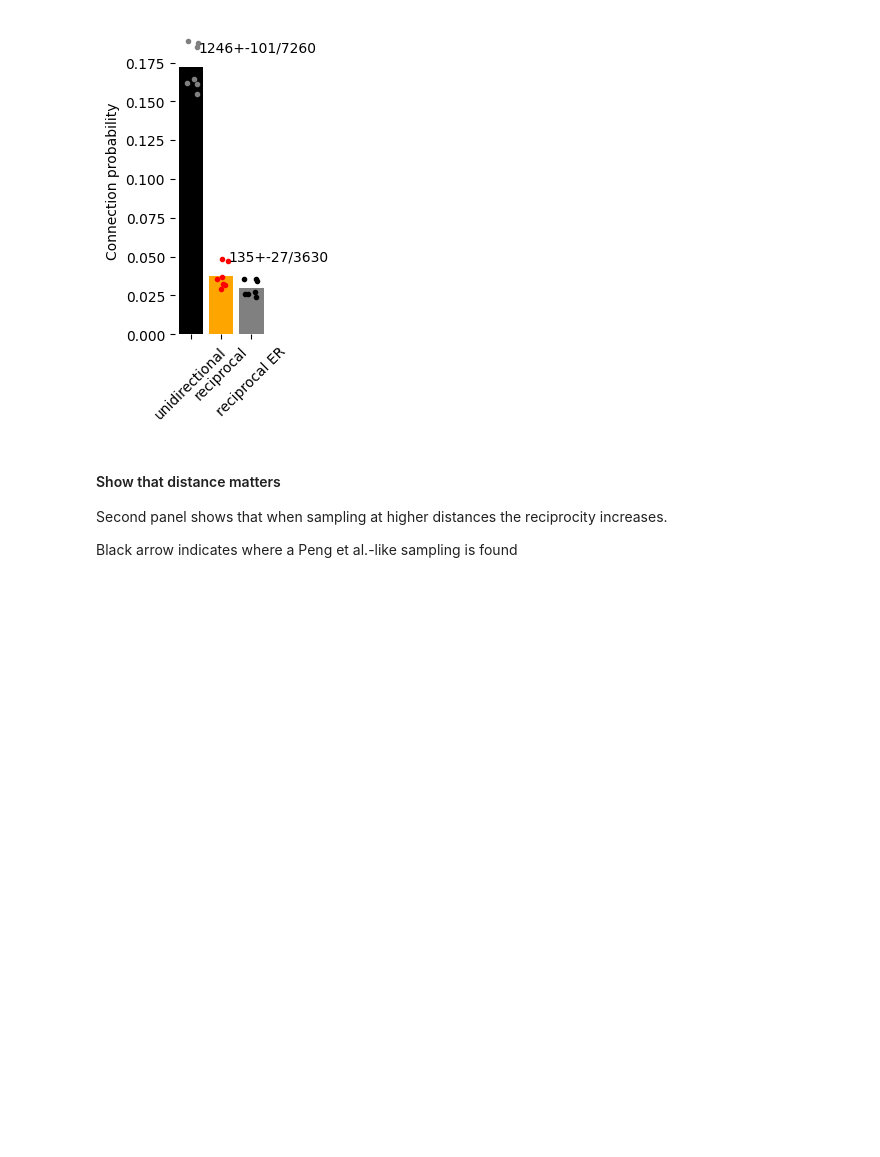
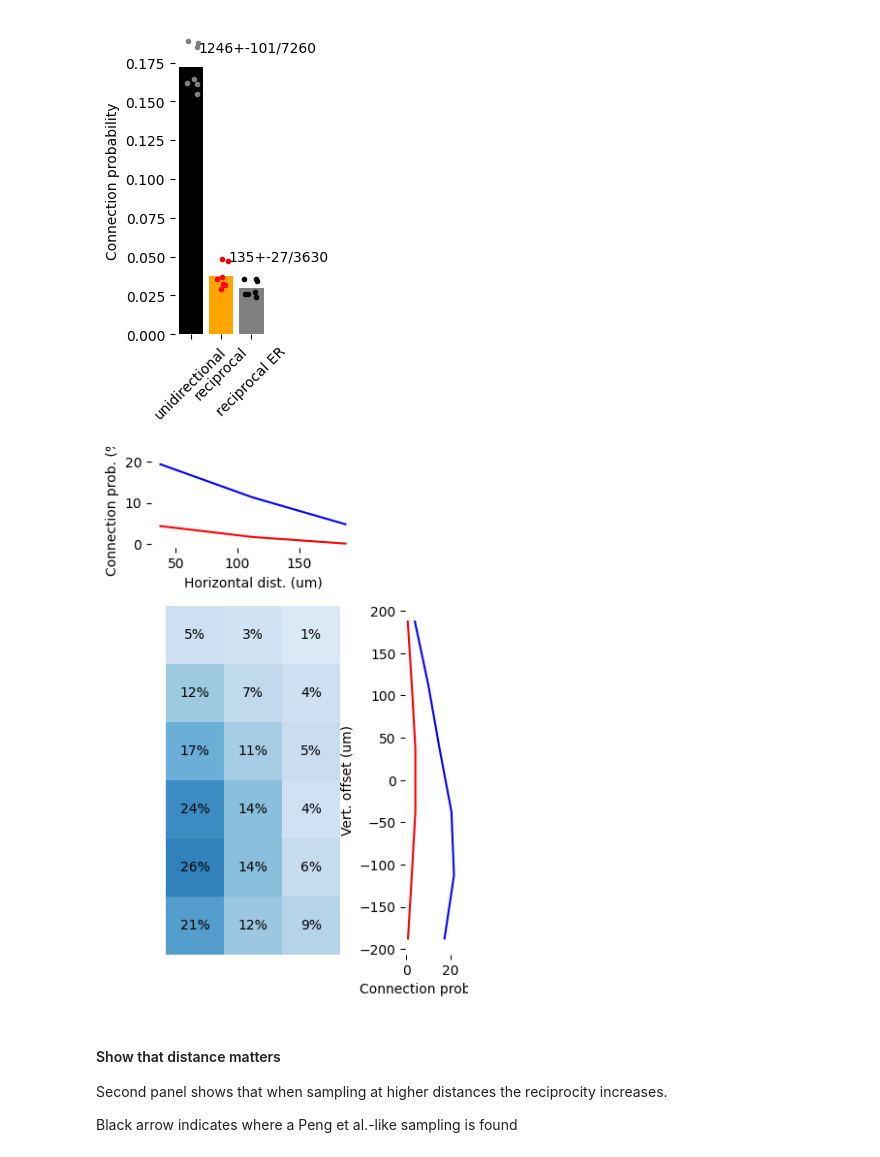
Before and after one commit to MWolfR/individual_morphology_effect, a Jupyter notebook: Patch_sample_triad_overexpression.ipynb, the cells around one changed output. Saved outputs shown, nothing was run; the diff lists cells and outputs as text; code cells hidden in the pictures; blank space fills up the shorter version.

Commit message:
One additional validation plot

```diff
--- a/Patch_sample_triad_overexpression.ipynb
+++ b/Patch_sample_triad_overexpression.ipynb
@@ -770,6 +770,57 @@ ax.set_ylabel("Connection probability")
 # %% [output]
 Text(0, 0.5, 'Connection probability')
 [figure]
+# %%
+deltas["horizontal"] = numpy.abs(deltas["horizontal"])
+deltas = deltas[numpy.any(deltas != 0, axis=1)]
+
+hbins = numpy.arange(0, 300, 75)
+hbinc = 0.5 * (hbins[:-1] + hbins[1:])
+vbins = numpy.arange(-225, 300, 75)
+vbinc = 0.5 * (vbins[:-1] + vbins[1:])
+deltas["hbins"] = numpy.digitize(deltas["horizontal"], bins=hbins[:-1]) - 1
+deltas["vbins"] = numpy.digitize(deltas["vertical"], bins=vbins[:-1]) - 1
+
+
+
+fig = plt.figure(figsize=(3.5, 6.))
+ax_c = fig.add_axes([0.1, 0.1, 0.6, 0.6])
+ax_t = fig.add_axes([0.1, 0.8, 0.6, 0.15])
+ax_r = fig.add_axes([0.85, 0.1, 0.15, 0.6])
+
+tst = deltas.reset_index().groupby("hbins")["level_1"].value_counts().unstack("level_1", fill_value=0)
+tst["pairs"] = tst.sum(axis=1)
+ax_t.plot(hbinc[tst.index], 100 * tst["reciprocal"] / tst["pairs"], color="red")
+ax_t.plot(hbinc[tst.index], 100 * (tst["reciprocal"] + tst["unidirectional"]) / tst["pairs"], color="blue")
+ax_t.set_xlabel("Horizontal dist. (um)")
+ax_t.set_ylabel("Connection prob. (%)")
+ax_t.set_frame_on(False)
+
+tst = deltas.reset_index().groupby("vbins")["level_1"].value_counts().unstack("level_1", fill_value=0).drop(-1)
+tst["pairs"] = tst.sum(axis=1)
+ax_r.plot(100 * tst["reciprocal"] / tst["pairs"], vbinc[tst.index], color="red")
+ax_r.plot(100 * (tst["reciprocal"] + tst["unidirectional"]) / tst["pairs"], vbinc[tst.index], color="blue")
+ax_r.set_ylabel("Vert. offset (um)")
+ax_r.set_xlabel("Connection prob. (%)")
+ax_r.set_frame_on(False)
+
+tst = deltas.reset_index().groupby(["hbins", "vbins"])["level_1"].value_counts().unstack("level_1", fill_value=0)
+tst["pairs"] = tst.sum(axis=1)
+
+tstP = (tst["reciprocal"] + tst["unidirectional"]) / tst["pairs"]
+
+ax_c.imshow(tstP.unstack("hbins").drop(-1), cmap="Blues", clim=[-0.05, 0.4],
+           extent=[hbins[0], hbins[-1], vbins[-1], vbins[0]])
+ax_c.set_ylim(sorted(ax_c.set_ylim()))
+ax_c.set_xticks([]); ax_c.set_yticks([]); ax_c.set_frame_on(False)
+
+for hb, hv in enumerate(hbinc):
+    for vb, vv in enumerate(vbinc):
+        v = tstP[(hb, vb)]
+        ax_c.text(hv, vv, "{0}%".format(int(numpy.round(100 * v))),
+                 verticalalignment="center", horizontalalignment="center")
+# %% [output]
+[figure, added]
 # %% [markdown]
 #### Show that distance matters
 Second panel shows that when sampling at higher distances the reciprocity increases.
```
Also changed, not shown: parts of 1 cell of this notebook.
